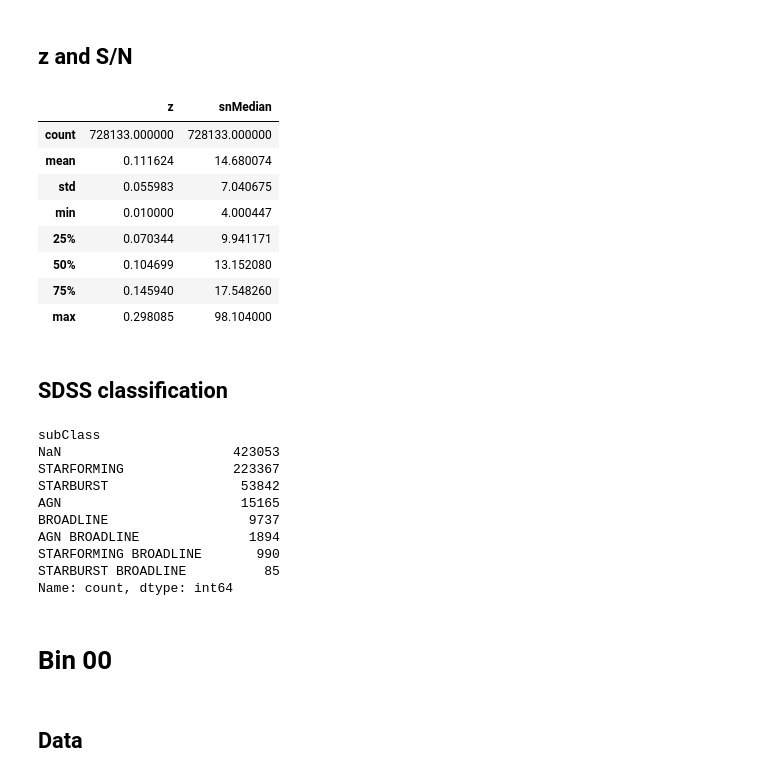
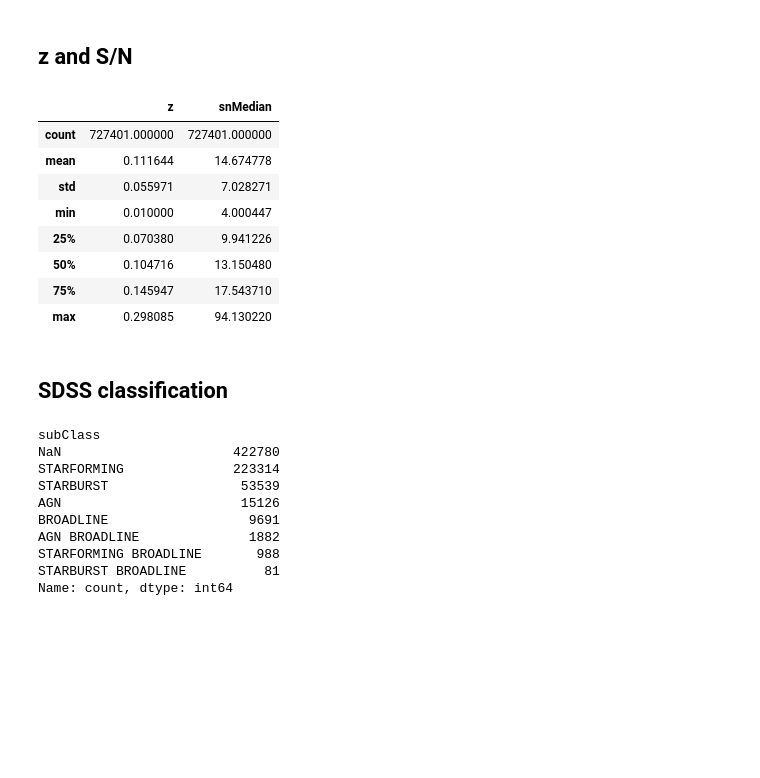
Before and after one commit to ed-ortizm/sdss, a Jupyter notebook: data_prep_illustrations/01_data_stats.ipynb, the cells around one changed output. Saved outputs shown, nothing was run; the diff lists cells and outputs as text; code cells hidden in the pictures; blank space fills up the shorter version.

```diff
--- a/data_prep_illustrations/01_data_stats.ipynb
+++ b/data_prep_illustrations/01_data_stats.ipynb
@@ -211,34 +203,30 @@ np.sum(keep_waves_mask), np.sum(~keep_waves_mask)
 # %% [markdown]
 ## z and S/N
 # %%
-drop_meta_data_df[['z', 'snMedian']].describe()
+final_meta_data_df[['z', 'snMedian']].describe()
 # %% [output]
 |  | z | snMedian |
-| count | 728133.000000 | 728133.000000 |
-| mean | 0.111624 | 14.680074 |
-| std | 0.055983 | 7.040675 |
+| count | 727401.000000 | 727401.000000 |
+| mean | 0.111644 | 14.674778 |
+| std | 0.055971 | 7.028271 |
 | min | 0.010000 | 4.000447 |
-| 25% | 0.070344 | 9.941171 |
-| 50% | 0.104699 | 13.152080 |
-| 75% | 0.145940 | 17.548260 |
-| max | 0.298085 | 98.104000 |
+| 25% | 0.070380 | 9.941226 |
+| 50% | 0.104716 | 13.150480 |
+| 75% | 0.145947 | 17.543710 |
+| max | 0.298085 | 94.130220 |
 # %% [markdown]
 ## SDSS classification
 # %%
-drop_meta_data_df.subClass.value_counts(dropna=False).to_clipboard()
-drop_meta_data_df.subClass.value_counts(dropna=False)
+final_meta_data_df.subClass.value_counts(dropna=False).to_clipboard()
+final_meta_data_df.subClass.value_counts(dropna=False)
 # %% [output]
 subClass
-NaN                      423053
-STARFORMING              223367
-STARBURST                 53842
-AGN                       15165
-BROADLINE                  9737
-AGN BROADLINE              1894
-STARFORMING BROADLINE       990
-STARBURST BROADLINE          85
+NaN                      422780
+STARFORMING              223314
+STARBURST                 53539
+AGN                       15126
+BROADLINE                  9691
+AGN BROADLINE              1882
+STARFORMING BROADLINE       988
+STARBURST BROADLINE          81
 Name: count, dtype: int64
-# %% [markdown]
-# Bin 00
-# %% [markdown]
-## Data
```
Also changed, not shown: parts of 47 cells of this notebook.
